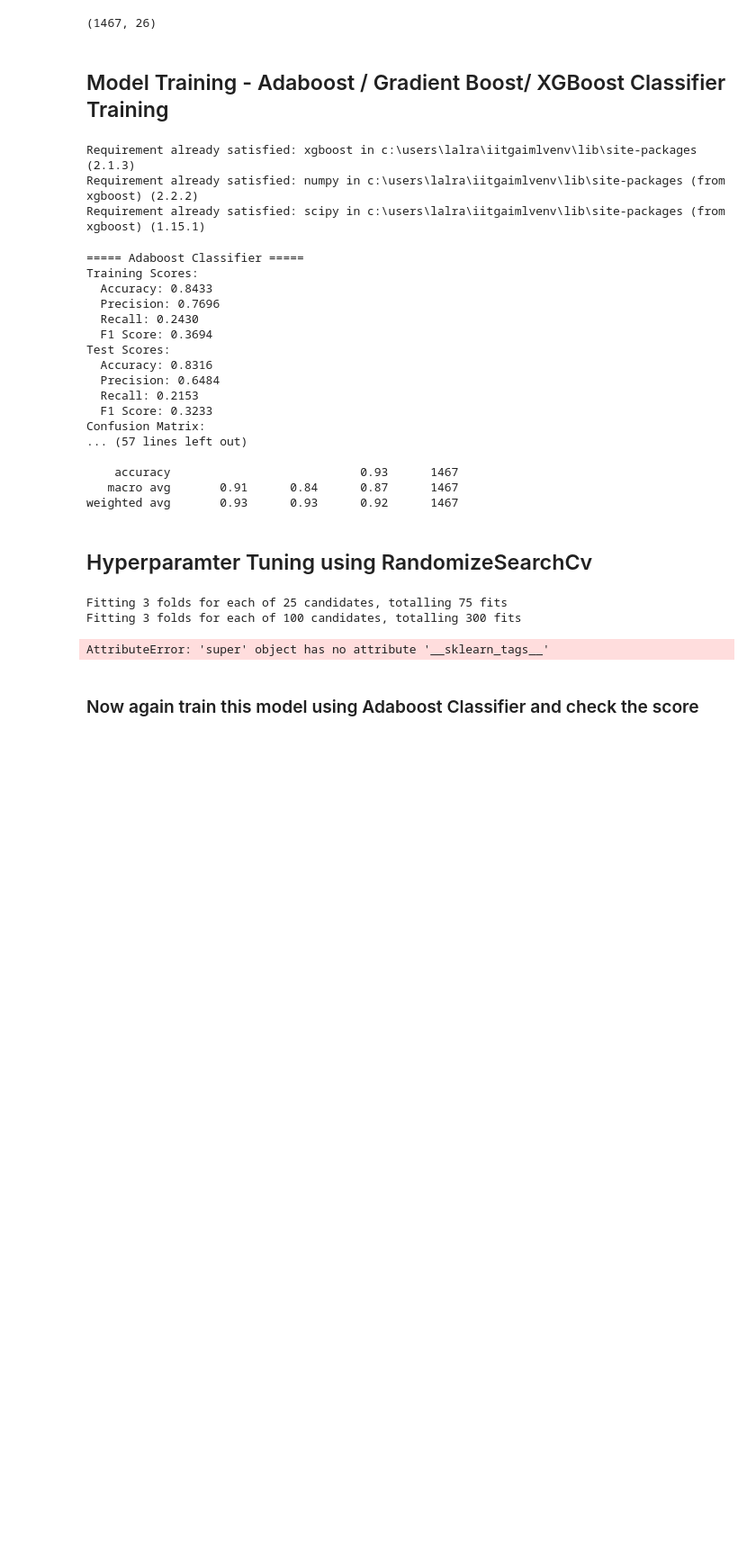
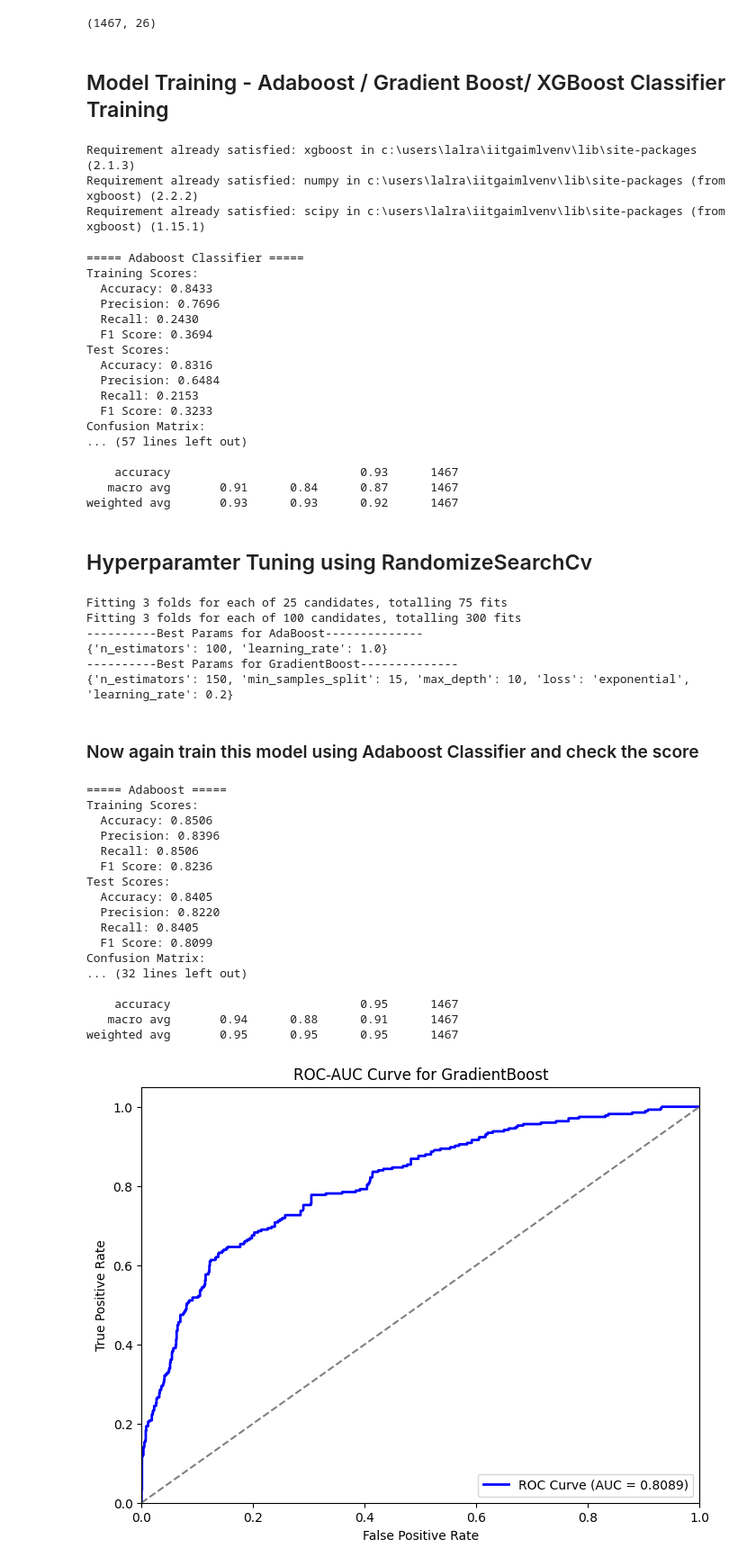
Before and after one commit to lalraviranjan/iitg_genAiMl, a Jupyter notebook: Complete-data-science-and-ml/Machine-Learning/Ensemble-Learning_Bagging-Boosting/Boosting-classification-implementation.ipynb, the cells around one changed output. Shown at 90% size. Drawn from its saved outputs; the diff is of its cells as text; code cells hidden in the pictures; blank space fills up the shorter version.

```diff
--- a/Complete-data-science-and-ml/Machine-Learning/Ensemble-Learning_Bagging-Boosting/Boosting-classification-implementation.ipynb
+++ b/Complete-data-science-and-ml/Machine-Learning/Ensemble-Learning_Bagging-Boosting/Boosting-classification-implementation.ipynb
@@ -440,13 +440,14 @@ xg_params = {
 random_cv_models = [
     ("AdaBoost", AdaBoostClassifier(), ada_params),
     ("GradientBoost", GradientBoostingClassifier(), grad_params),
-    ("XGBoost", XGBClassifier(), xg_params),
+    # ("XGBoost", xgb, xg_params),
     # similarly we can use different models with (name, models, params for models)
 ]
+
 model_param = {}
 
 for name, model, params in random_cv_models:
-    random = RandomizedSearchCV(estimator=model, param_distributions=params, n_iter=100, cv=3, verbose=2, n_jobs=-1)
+    random = RandomizedSearchCV(estimator=model, param_distributions=params, n_iter=100, cv=3, verbose=2, scoring='accuracy', n_jobs=-1)
     random.fit(X_train, Y_train)
     model_param[name] = random.best_params_
 
@@ -456,7 +457,10 @@ for model_name in model_param:
 # %% [output]
 Fitting 3 folds for each of 25 candidates, totalling 75 fits
 Fitting 3 folds for each of 100 candidates, totalling 300 fits
+----------Best Params for AdaBoost--------------
+{'n_estimators': 100, 'learning_rate': 1.0}
+----------Best Params for GradientBoost--------------
+{'n_estimators': 150, 'min_samples_split': 15, 'max_depth': 10, 'loss': 'exponential', 'learning_rate': 0.2}
-AttributeError: 'super' object has no attribute '__sklearn_tags__'
 # %% [markdown]
 ### Now again train this model using Adaboost Classifier and check the score
 # %%
@@ -466,7 +470,6 @@ from sklearn.metrics import roc_curve, auc, roc_auc_score
 models = {
     "Adaboost": AdaBoostClassifier(n_estimators=100, learning_rate=1.1, random_state=10),
     "GradientBoost": GradientBoostingClassifier(n_estimators=200, min_samples_split=12, max_depth=10, loss='log_loss', learning_rate=0.2, random_state=42)
-    "XGBoost": XG
 }
 
 best_model = None
@@ -498,30 +501,49 @@ for model_name, model in models.items():
     print(f"  F1 Score: {f1_score(Y_train, Y_train_pred, average='weighted'):.4f}")
 
     # Test Scores
     print("Test Scores:")
     print(f"  Accuracy: {accuracy_score(Y_test, Y_test_pred):.4f}")
     print(f"  Precision: {precision_score(Y_test, Y_test_pred, average='weighted'):.4f}")
     print(f"  Recall: {recall_score(Y_test, Y_test_pred, average='weighted'):.4f}")
     print(f"  F1 Score: {f1_score(Y_test, Y_test_pred, average='weighted'):.4f}")
 
     # Confusion Matrix & Classification Report
     print("Confusion Matrix:")
     print(confusion_matrix(Y_test, Y_test_pred))
     print("Classification Report:")
     print(classification_report(Y_test, Y_test_pred))
 
 # Plot ROC-AUC Curve **outside** the loop using stored best model probabilities
 if best_Y_test_prob is not None:
     fpr, tpr, _ = roc_curve(Y_test, best_Y_test_prob)
     roc_auc = auc(fpr, tpr)
 
     plt.figure(figsize=(8, 6))
     plt.plot(fpr, tpr, color="blue", lw=2, label=f"ROC Curve (AUC = {roc_auc:.4f})")
     plt.plot([0, 1], [0, 1], color="grey", linestyle="--")  # Random classifier line
     plt.xlim([0.0, 1.0])
     plt.ylim([0.0, 1.05])
     plt.xlabel("False Positive Rate")
     plt.ylabel("True Positive Rate")
     plt.title(f"ROC-AUC Curve for {model_name}")
     plt.legend(loc="lower right")
     plt.show()
+# %% [output]
+===== Adaboost =====
+Training Scores:
+  Accuracy: 0.8506
+  Precision: 0.8396
+  Recall: 0.8506
+  F1 Score: 0.8236
+Test Scores:
+  Accuracy: 0.8405
+  Precision: 0.8220
+  Recall: 0.8405
+  F1 Score: 0.8099
+Confusion Matrix:
+... (32 lines left out)
+
+    accuracy                           0.95      1467
+   macro avg       0.94      0.88      0.91      1467
+weighted avg       0.95      0.95      0.95      1467
+[figure, added]
```
Also changed, not shown: parts of 1 cell of this notebook, 2 other files.
